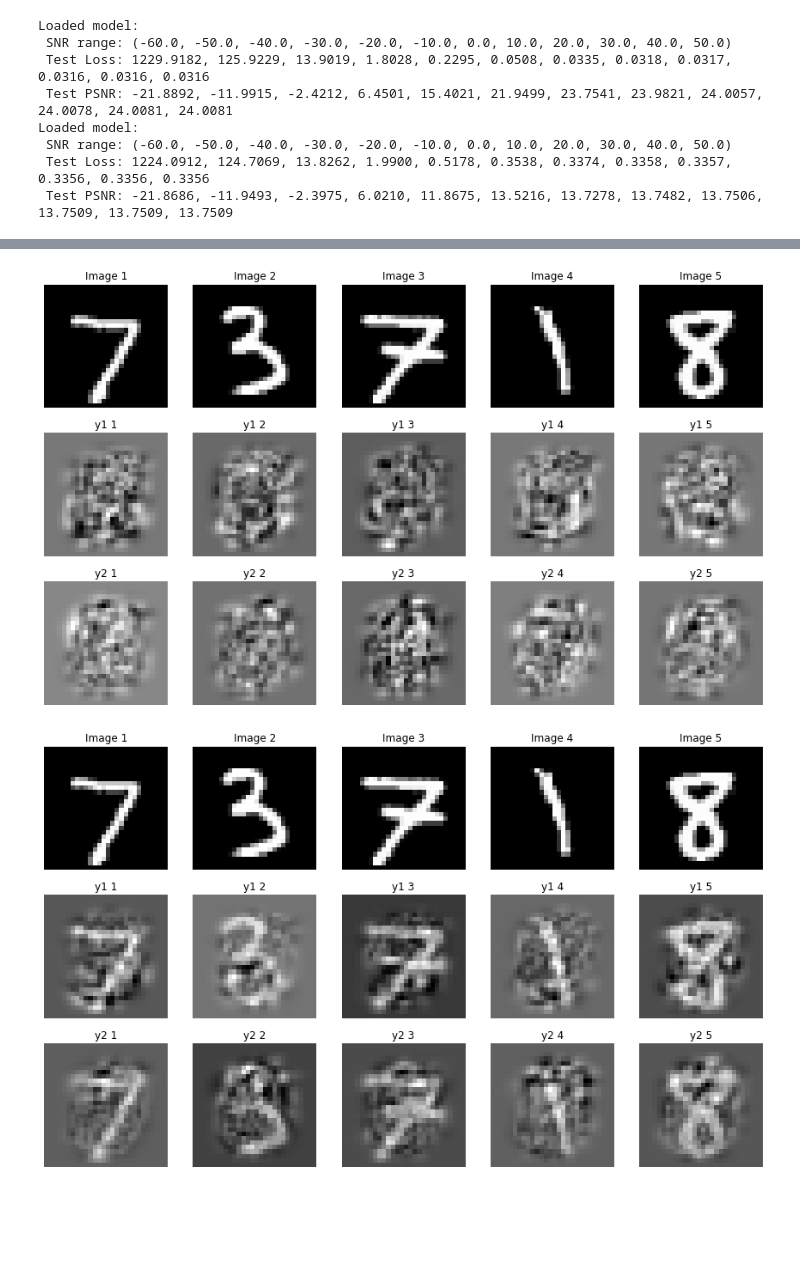
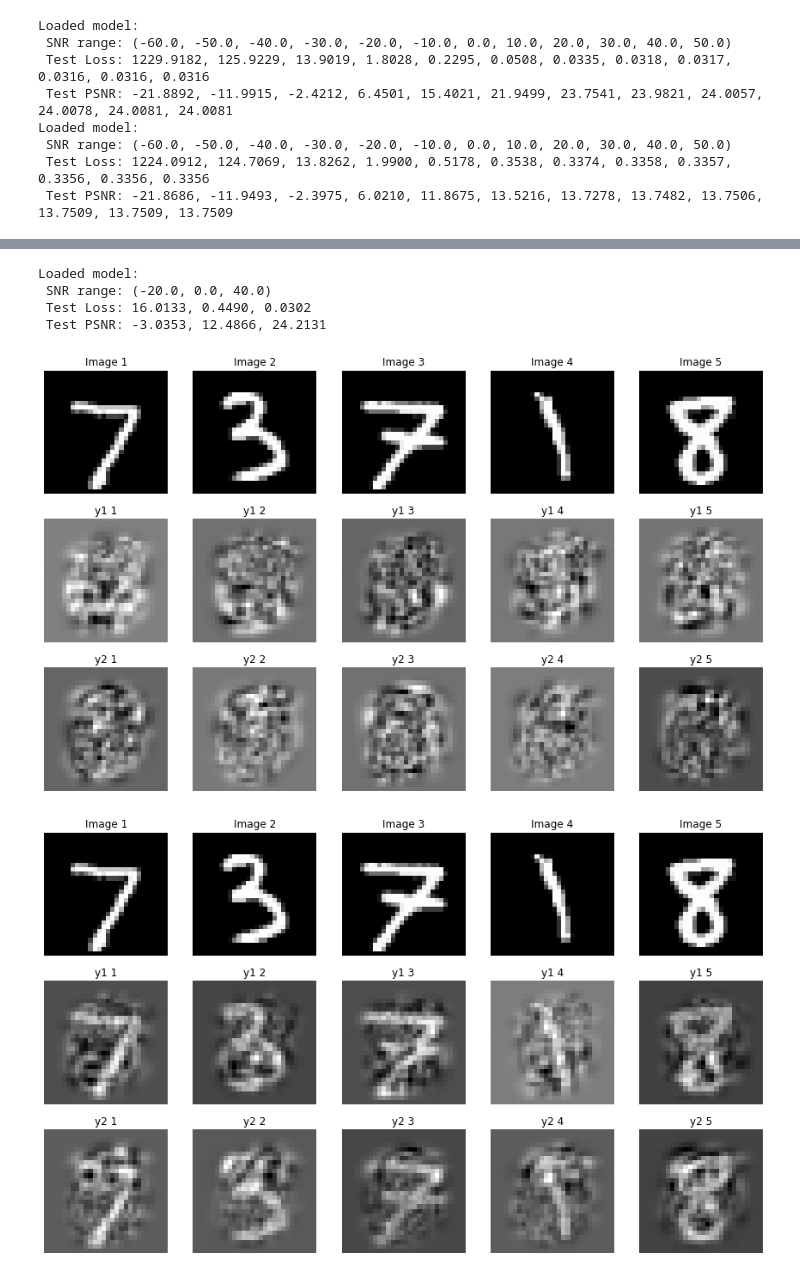
Before and after one commit to hebbarashwin/nnc, a Jupyter notebook: analysis.ipynb, the cells around one changed output, grey strips where cells are left out. Drawn from its saved outputs; the diff is of its cells as text; code cells hidden in the pictures; blank space fills up the shorter version.

```diff
--- a/analysis.ipynb
+++ b/analysis.ipynb
@@ -21,13 +21,14 @@ args = argparse.Namespace(epochs=50, batch_size=32, input_size=392, hidden_size=
                             dropout=False, test=False, scale_outputs=False,\
                                 dataset='mnist')
 
-if args.device == 'cpu':
-    device = torch.device("cpu")
-elif 'cuda' in args.device:
-    device = torch.device(args.device if torch.cuda.is_available() else "cpu")
-elif args.device == 'mps':
-    device = torch.device("mps" if torch.backends.mps.is_available() else "cpu")
+# if args.device == 'cpu':
+#     device = torch.device("cpu")
+# elif 'cuda' in args.device:
+#     device = torch.device(args.device if torch.cuda.is_available() else "cpu")
+# elif args.device == 'mps':
+#     device = torch.device("mps" if torch.backends.mps.is_available() else "cpu")
 
+device = torch.device("cuda:3")
 train_sigma = snr_db2sigma(args.train_snr)
 val_sigma = snr_db2sigma(args.val_snr)
 test_snr = np.arange(-60, 60, 10)
@@ -181,10 +274,21 @@ import numpy as np
 def to_numpy_image(img_tensor):
     return img_tensor.detach().cpu().numpy().reshape(height, -1)
 
+test_snr = [-20,0,40]
+eq_test_sigma = np.array([snr_db2sigma(snr) for snr in test_snr])
+
+
 model_path = 'models/nrun1_snr_40/model.pt'
 if os.path.isfile(model_path):
     model.load_state_dict(torch.load(model_path, map_location=device))
     model.eval()
+result = test(model, test_loader, eq_test_sigma, device)
+snr_range, test_losses, test_psnrs = zip(*result)
+test_losses_str = ', '.join([f"{loss:.4f}" for loss in test_losses])
+test_psnrs_str = ', '.join([f"{psnr:.4f}" for psnr in test_psnrs])
+print(f"Loaded model:\n SNR range: {snr_range}\n Test Loss: {test_losses_str}\n Test PSNR: {test_psnrs_str}")
+
+
 
 for snr in [-20, 0, 40]:
     # Sample 5 images from the dataloader
@@ -205,33 +309,37 @@ for snr in [-20, 0, 40]:
         x1 = images[:, :, :mid_point, :].reshape(images.size(0), -1).to(device)
         x2 = images[:, :, mid_point:, :].reshape(images.size(0), -1).to(device)
 
         # if not quantize:
         y1, y2, y_list = model(x1, x2, noise_std_dev=sigma)
         # else:
         #     y1, y2, y_list = model.run_quantized(num_bits, x1, x2, noise_std_dev=sigma)
 
         sample_images.append(to_numpy_image(images[0]))
         sample_y1s.append(to_numpy_image(y1[0]))
         sample_y2s.append(to_numpy_image(y2[0]))
 
     # Visualize the images, y1, and y2 on a 3x5 grid
     fig, axes = plt.subplots(3, 5, figsize=(15, 9))
 
     for i in range(5):
         axes[0, i].imshow(sample_images[i], cmap='gray')
         axes[0, i].axis('off')
         axes[0, i].set_title(f'Image {i+1}')
 
         axes[1, i].imshow(sample_y1s[i], cmap='gray')
         axes[1, i].axis('off')
         axes[1, i].set_title(f'y1 {i+1}')
 
         axes[2, i].imshow(sample_y2s[i], cmap='gray')
         axes[2, i].axis('off')
         axes[2, i].set_title(f'y2 {i+1}')
 
     plt.show()
 # %% [output]
+Loaded model:
+ SNR range: (-20.0, 0.0, 40.0)
+ Test Loss: 16.0133, 0.4490, 0.0302
+ Test PSNR: -3.0353, 12.4866, 24.2131
-[figure, old version]
+[figure, new version]
-[figure, old version]
+[figure, new version]
 [figure]
```
Also changed, not shown: parts of 28 cells of this notebook, 2 other files.
